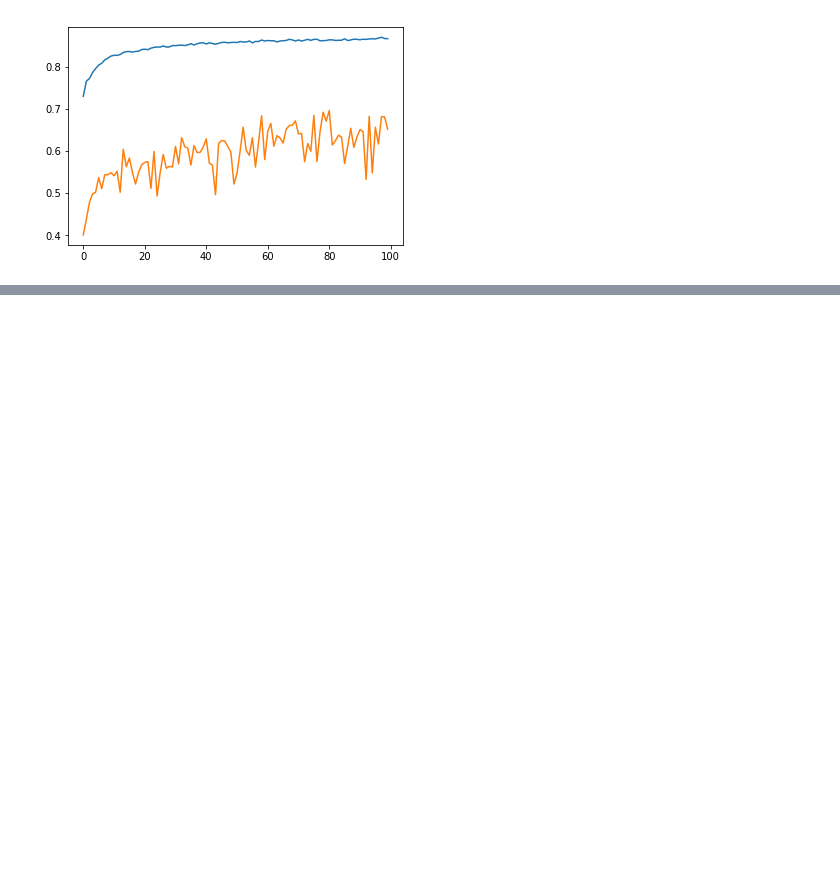
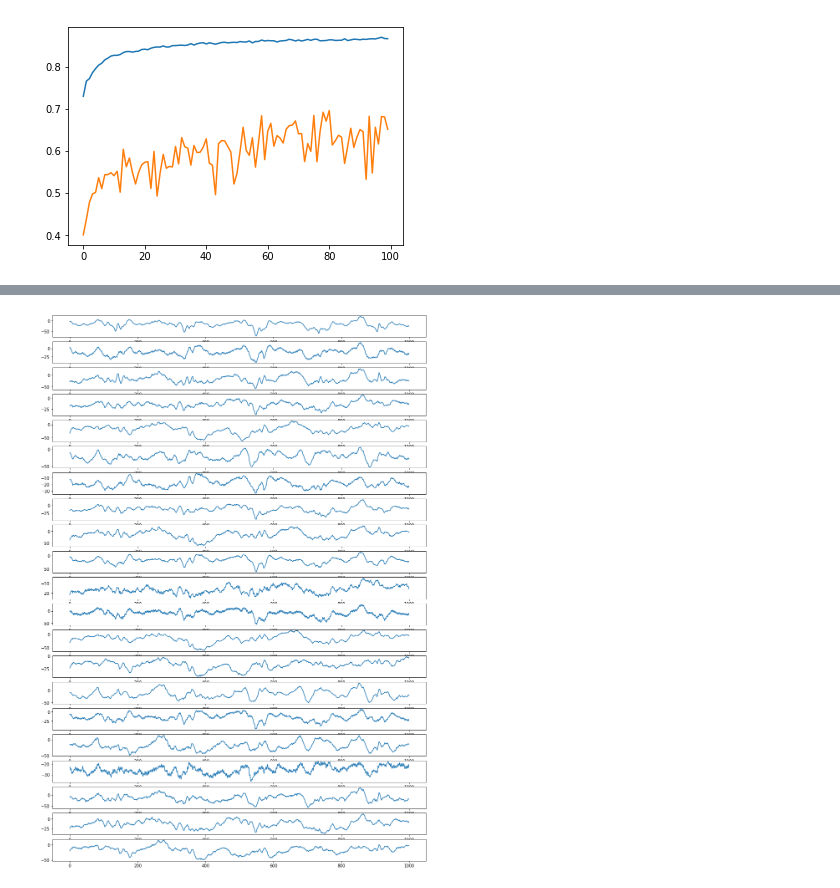
Before and after one commit to Saqibm128/eeg-tasks, a Jupyter notebook: notebooks/NN Analysis Sanity Check.ipynb, the cells around one changed output, grey strips where cells are left out. Saved outputs shown, nothing was run; the diff lists cells and outputs as text; code cells hidden in the pictures; blank space fills up the shorter version.

```diff
--- a/notebooks/NN Analysis Sanity Check.ipynb
+++ b/notebooks/NN Analysis Sanity Check.ipynb
@@ -835,0 +1081,10 @@ plt.legend(["Train", "Valid"])
+# %%
+data = read.edf_eeg_2_df("/home/ms994/v1.5.0/edf/train/01_tcp_ar/096/00009623/s005_2012_10_20/00009623_s005_t000.edf")
+# %%
+plt.figure(figsize=(16,24))
+
+for i in range(21):
+    plt.subplot(21,1,i+1)
+    plt.plot(data[util_funcs.get_common_channel_names()].values[0:1000,i])
+# %% [output]
+[figure, added]
```
Also changed, not shown: parts of 15 cells of this notebook, 1 other file.
